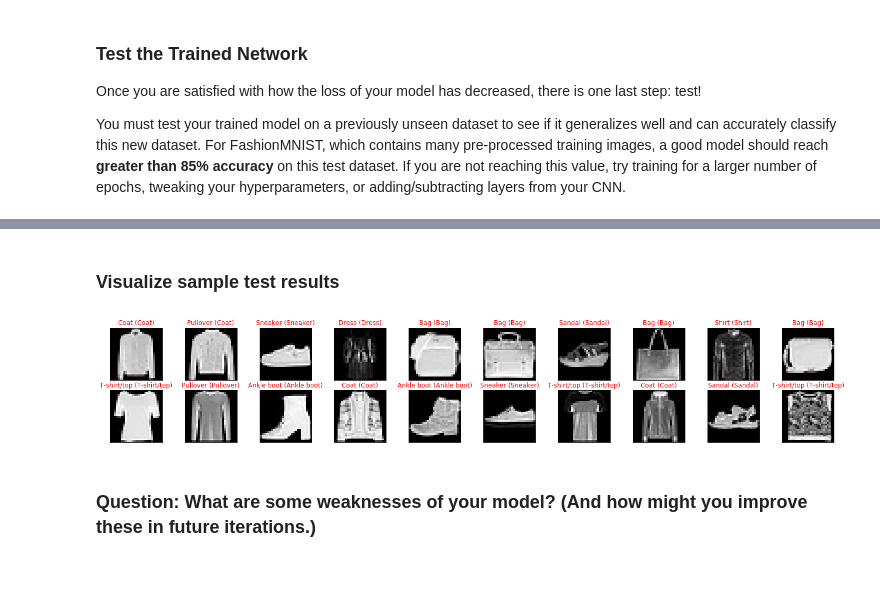
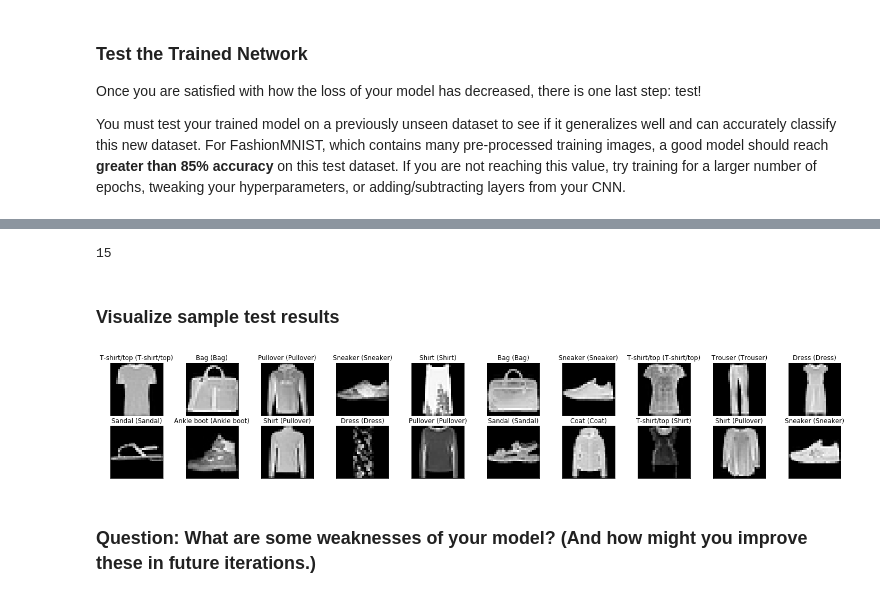
Before and after one commit to OanaGaskey/ComputerVision-Exercises, a Jupyter notebook: 1_5_CNN_Layers/4_1. Classify FashionMNIST, exercise.ipynb, the cells around one changed output, grey strips where cells are left out. Cells and saved outputs as stored; diff of their text form; code cells hidden in the pictures.

```diff
--- a/1_5_CNN_Layers/4_1. Classify FashionMNIST, exercise.ipynb
+++ b/1_5_CNN_Layers/4_1. Classify FashionMNIST, exercise.ipynb
@@ -141,24 +141,26 @@ class Net(nn.Module):
         self.pool = nn.MaxPool2d(2, 2)
         #convolutional
         self.conv2 = nn.Conv2d(10, 20, 3)
+        #dropout
+        self.drop = nn.Dropout(p=0.2)
         #fully connected
-        self.fc1 = nn.Linear(20*5*5, 10)
+        self.fc1 = nn.Linear(20*5*5, 50)
+        self.fc2 = nn.Linear(50, 10)
 
     ## TODO: define the feedforward behavior
     def forward(self, x):
         # first activated conv layer with pooling
-        x = self.pool(F.relu(self.conv1(x)));
+        x = self.pool(F.relu(self.conv1(x)))
         # second activated conv layer with pooling
-        x = self.pool(F.relu(self.conv2(x)));
-        # first activated fully connected layer with dropout
-        # x = self.drop(F.relu(self.fc1(x)));
-
+        x = self.pool(F.relu(self.conv2(x)))
         # flatten the inputs into a vector
         x = x.view(x.size(0), -1)
+        # fully connected layer with dropout
+        x = self.drop(self.fc1(x))
         # fully connected layer
-        x = self.fc1(x);
+        x = self.fc2(x)
         # softmax
-        x = F.log_softmax(x, dim=1);
+        x = F.log_softmax(x, dim=1)
 
         # final output
         return x
@@ -365,22 +385,29 @@ print('\nTest Accuracy (Overall): %2d%% (%2d/%2d)' % (
+# %%
+#torch.is_tensor(class_correct)
+#print(class_correct)
+torch.is_tensor(correct)
+print(correct)
+# %% [output]
+15
 # %% [markdown]
 ### Visualize sample test results
 # %%
 # obtain one batch of test images
 dataiter = iter(test_loader)
 images, labels = dataiter.next()
 # get predictions
 preds = np.squeeze(net(images).data.max(1, keepdim=True)[1].numpy())
 images = images.numpy()
 
 # plot the images in the batch, along with predicted and true labels
 fig = plt.figure(figsize=(25, 4))
 for idx in np.arange(batch_size):
     ax = fig.add_subplot(2, batch_size/2, idx+1, xticks=[], yticks=[])
     ax.imshow(np.squeeze(images[idx]), cmap='gray')
-    ax.set_title("{} ({})".format(classes[preds[idx]], classes[labels[idx]]),
-                 color=("green" if preds[idx]==labels[idx] else "red"))
+    ax.set_title("{} ({})".format(classes[preds[idx]], classes[labels[idx]]))
+                # color=("green" if preds[idx]==labels[idx] else "red"))
 # %% [output]
-[figure, old version]
+[figure, new version]
 # %% [markdown]
 ### Question: What are some weaknesses of your model? (And how might you improve these in future iterations.)
 # %% [markdown]
```
Also changed, not shown: parts of 10 cells of this notebook, 1 other file.
